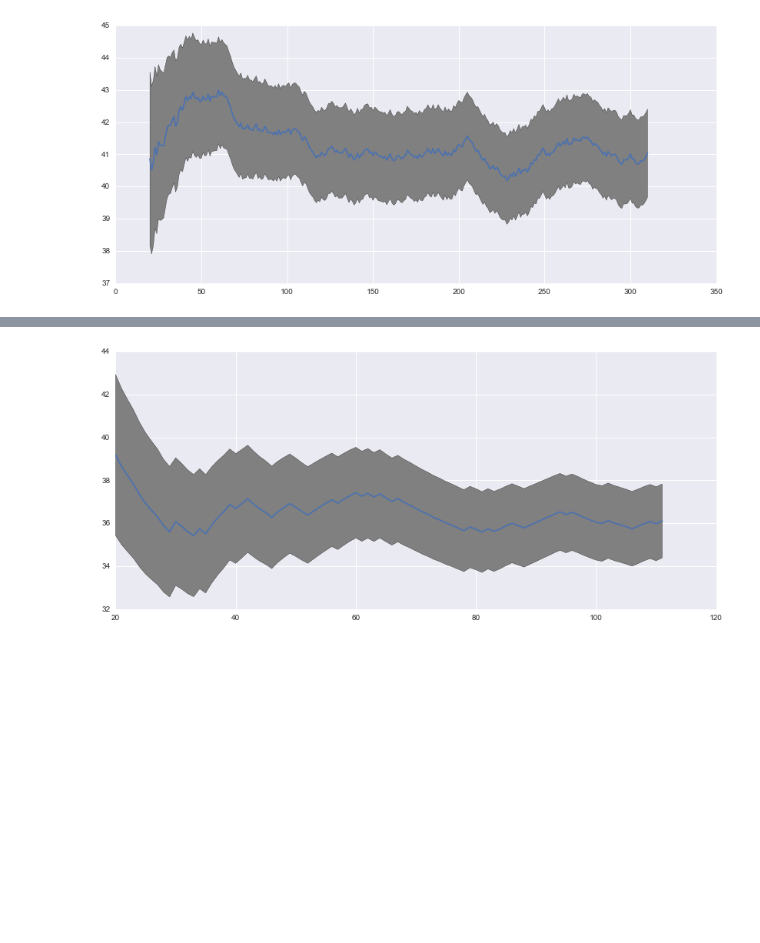
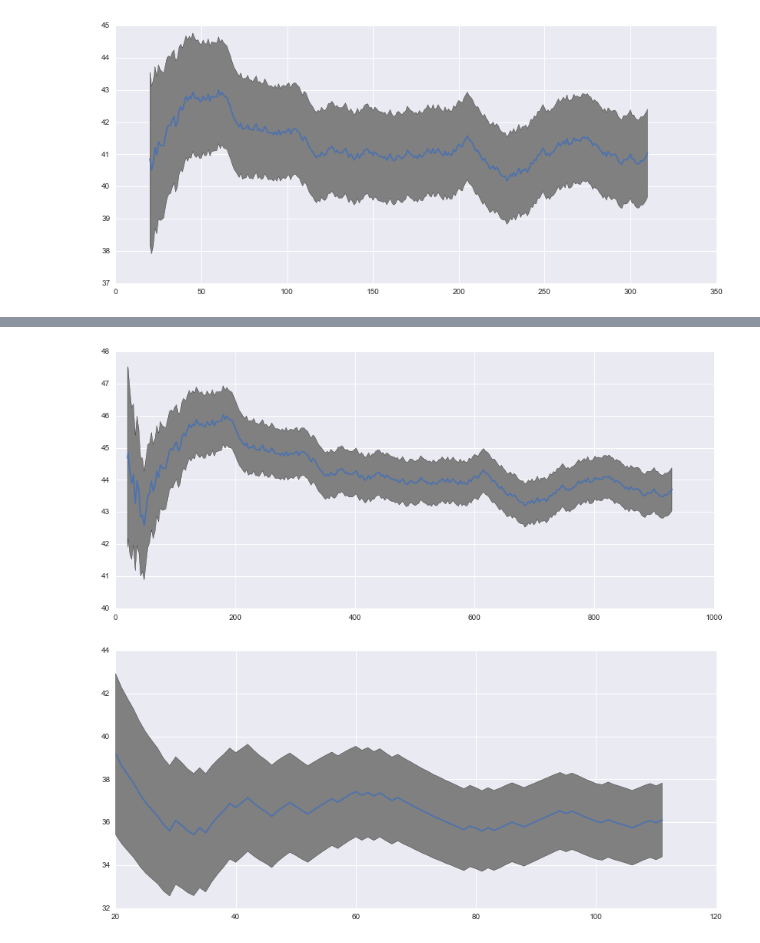
Before and after one commit to DanielVF/Halite-Ranking-Viz, a Jupyter notebook: Trueskill-Seaborn.ipynb, the cells around one changed output, grey strips where cells are left out. Saved outputs shown, nothing was run; the diff lists cells and outputs as text; code cells hidden in the pictures; blank space fills up the shorter version.

Commit message:
Add triple games trueskill. Seems strange.

```diff
--- a/Trueskill-Seaborn.ipynb
+++ b/Trueskill-Seaborn.ipynb
@@ -36,3 +36,7 @@ Loading Games
 65000 of 74080
 70000 of 74080
 Done
+# %%
+trueskill.setup(tau=0.02)
+triple_games = games + games + games
+players_triple_games_low_tau = score_with_default_trueskill(triple_games) # Takes a long time
@@ -119,3 +145,7 @@ plot_converge(players_low_tau["DanielVF"])
+# %%
+plot_converge(players_triple_games_low_tau["DanielVF"])
+# %% [output]
+[figure, added]
 # %%
 plot_converge(players_topbottom["DanielVF"])
 # %% [output]
```
Also changed, not shown: parts of 6 cells of this notebook.
